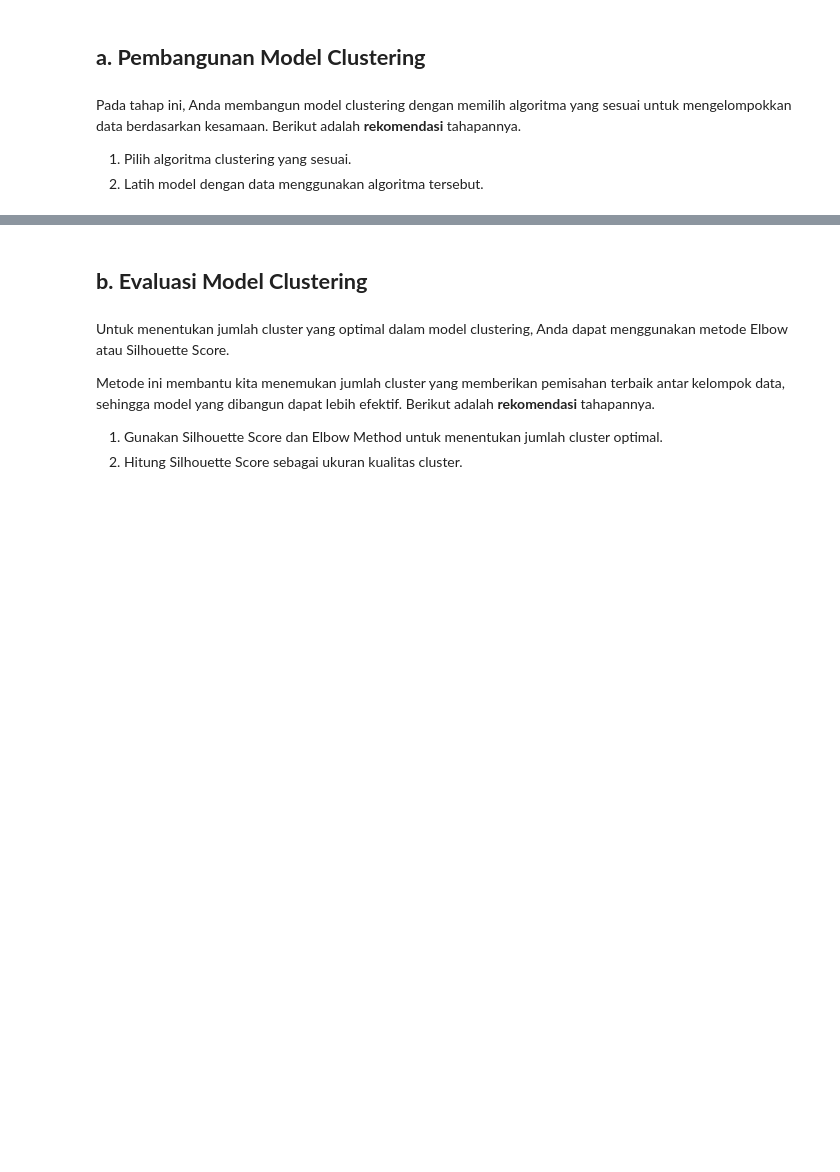
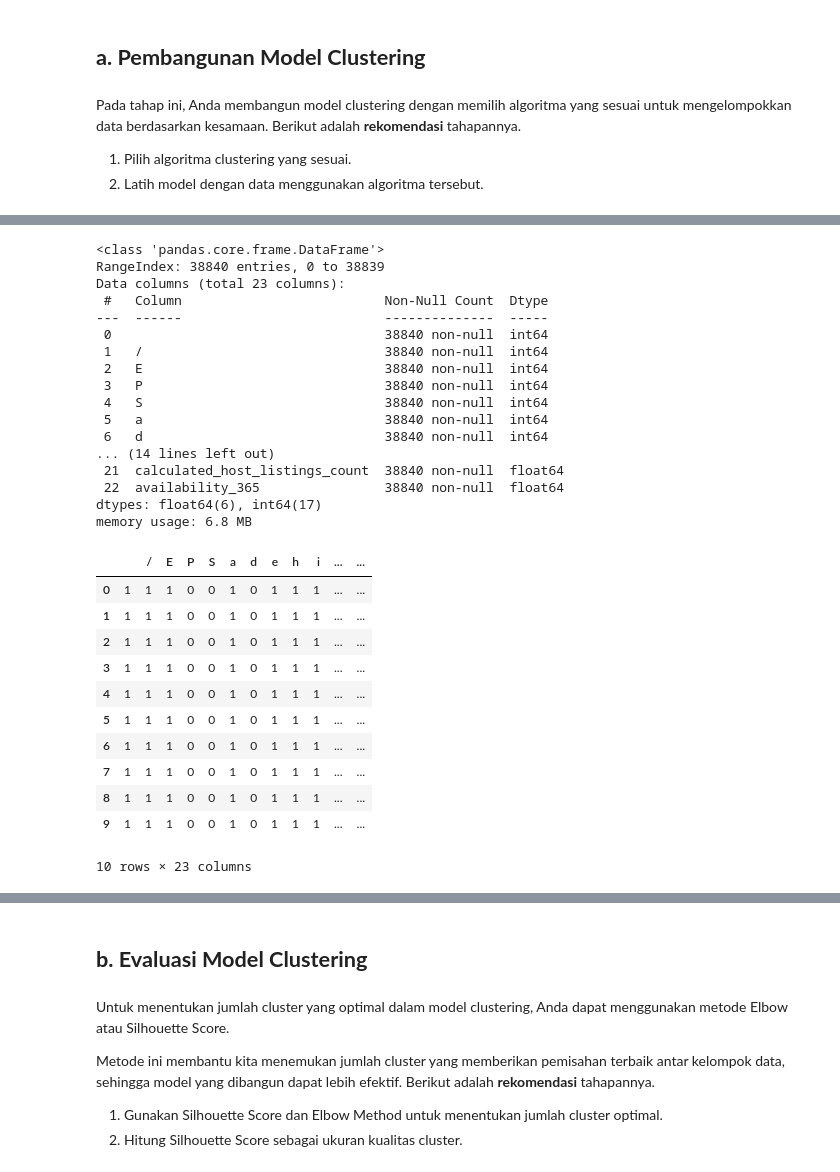
Before and after one commit to DGkurnia/cnkproject, a Jupyter notebook: BMLP_Derfansyah_Guswiranata_Kurnia_AirBNB_clus.ipynb, the cells around one changed output, grey strips where cells are left out. Drawn from its saved outputs; the diff is of its cells as text; code cells hidden in the pictures; blank space fills up the shorter version.

```diff
--- a/BMLP_Derfansyah_Guswiranata_Kurnia_AirBNB_clus.ipynb
+++ b/BMLP_Derfansyah_Guswiranata_Kurnia_AirBNB_clus.ipynb
@@ -374,0 +524,7 @@ cluscol = airbnbc[['']]
+# %%
+#Persiapan data untuk disatukan
+merdf = pd.concat([funidfcs, pridfcs, shadfcs], ignore_index=True)
+#pemisahan menjadi dua bedasarkan tanggal diulas
+rclus = merdf[merdf['last_review'] != 0].copy() #sudah diulas
+#belum diulas
+unrclus = merdf[merdf['last_review'] == 0].copy() #belum diulas
@@ -374,0 +600,52 @@ cluscol = airbnbc[['']]
+# %%
+#persiapan multi label untuk jenis kamar
+mlb = MultiLabelBinarizer()
+revclus = mlb.fit_transform(rclus['room_type']).copy() #sudah diulas
+unrevclus = mlb.fit_transform(unrclus['room_type']).copy() #belum diulas
+# %%
+#standardisasi dan normalisasi nilai numerik (persiapan)
+scaler = StandardScaler()
+rclus_scaled = scaler.fit_transform(rclus[['price','minimum_nights','number_of_reviews','reviews_per_month','calculated_host_listings_count','availability_365']]).copy()
+unrclus_scaled = scaler.fit_transform(unrclus[['price','minimum_nights','number_of_reviews','reviews_per_month','calculated_host_listings_count','availability_365']]).copy()
+# %%
+#Persiapan untuk jenis data saat penyatuan
+merrecldf = pd.concat([pd.DataFrame(revclus, columns=mlb.classes_),
+                       pd.DataFrame(rclus_scaled, columns=['price','minimum_nights','number_of_reviews','reviews_per_month','calculated_host_listings_count','availability_365'])], axis=1).copy()
+#sudah diulas
+unmerrecldf = pd.concat([pd.DataFrame(unrevclus, columns=mlb.classes_),
+                       pd.DataFrame(unrclus_scaled, columns=['price','minimum_nights','number_of_reviews','reviews_per_month','calculated_host_listings_count','availability_365'])], axis=1).copy()
+#belum diulas
+# %%
+#pemriksaan dataset (sudah diulas)
+merrecldf.info()
+merrecldf.head(10)
+# %% [output]
+<class 'pandas.core.frame.DataFrame'>
+RangeIndex: 38840 entries, 0 to 38839
+Data columns (total 23 columns):
+ #   Column                          Non-Null Count  Dtype
+---  ------                          --------------  -----
+ 0                                   38840 non-null  int64
+ 1   /                               38840 non-null  int64
+ 2   E                               38840 non-null  int64
+ 3   P                               38840 non-null  int64
+ 4   S                               38840 non-null  int64
+ 5   a                               38840 non-null  int64
+ 6   d                               38840 non-null  int64
+... (14 lines left out)
+ 21  calculated_host_listings_count  38840 non-null  float64
+ 22  availability_365                38840 non-null  float64
+dtypes: float64(6), int64(17)
+memory usage: 6.8 MB
+|  |  | / | E | P | S | a | d | e | h | i | ... | ... |
+| 0 | 1 | 1 | 1 | 0 | 0 | 1 | 0 | 1 | 1 | 1 | ... | ... |
+| 1 | 1 | 1 | 1 | 0 | 0 | 1 | 0 | 1 | 1 | 1 | ... | ... |
+| 2 | 1 | 1 | 1 | 0 | 0 | 1 | 0 | 1 | 1 | 1 | ... | ... |
+| 3 | 1 | 1 | 1 | 0 | 0 | 1 | 0 | 1 | 1 | 1 | ... | ... |
+| 4 | 1 | 1 | 1 | 0 | 0 | 1 | 0 | 1 | 1 | 1 | ... | ... |
+| 5 | 1 | 1 | 1 | 0 | 0 | 1 | 0 | 1 | 1 | 1 | ... | ... |
+| 6 | 1 | 1 | 1 | 0 | 0 | 1 | 0 | 1 | 1 | 1 | ... | ... |
+| 7 | 1 | 1 | 1 | 0 | 0 | 1 | 0 | 1 | 1 | 1 | ... | ... |
+| 8 | 1 | 1 | 1 | 0 | 0 | 1 | 0 | 1 | 1 | 1 | ... | ... |
+| 9 | 1 | 1 | 1 | 0 | 0 | 1 | 0 | 1 | 1 | 1 | ... | ... |
+10 rows × 23 columns
```
Also changed, not shown: parts of 37 cells of this notebook.
